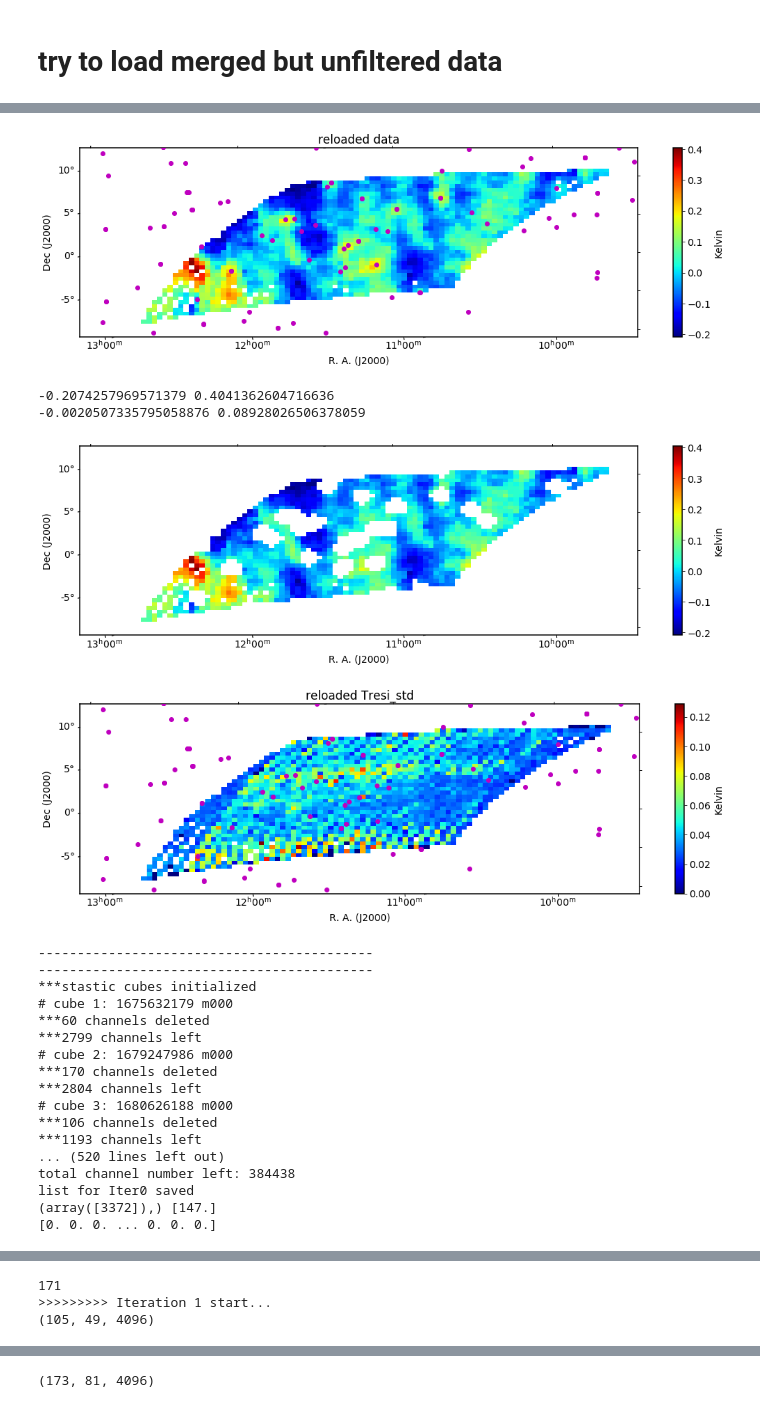
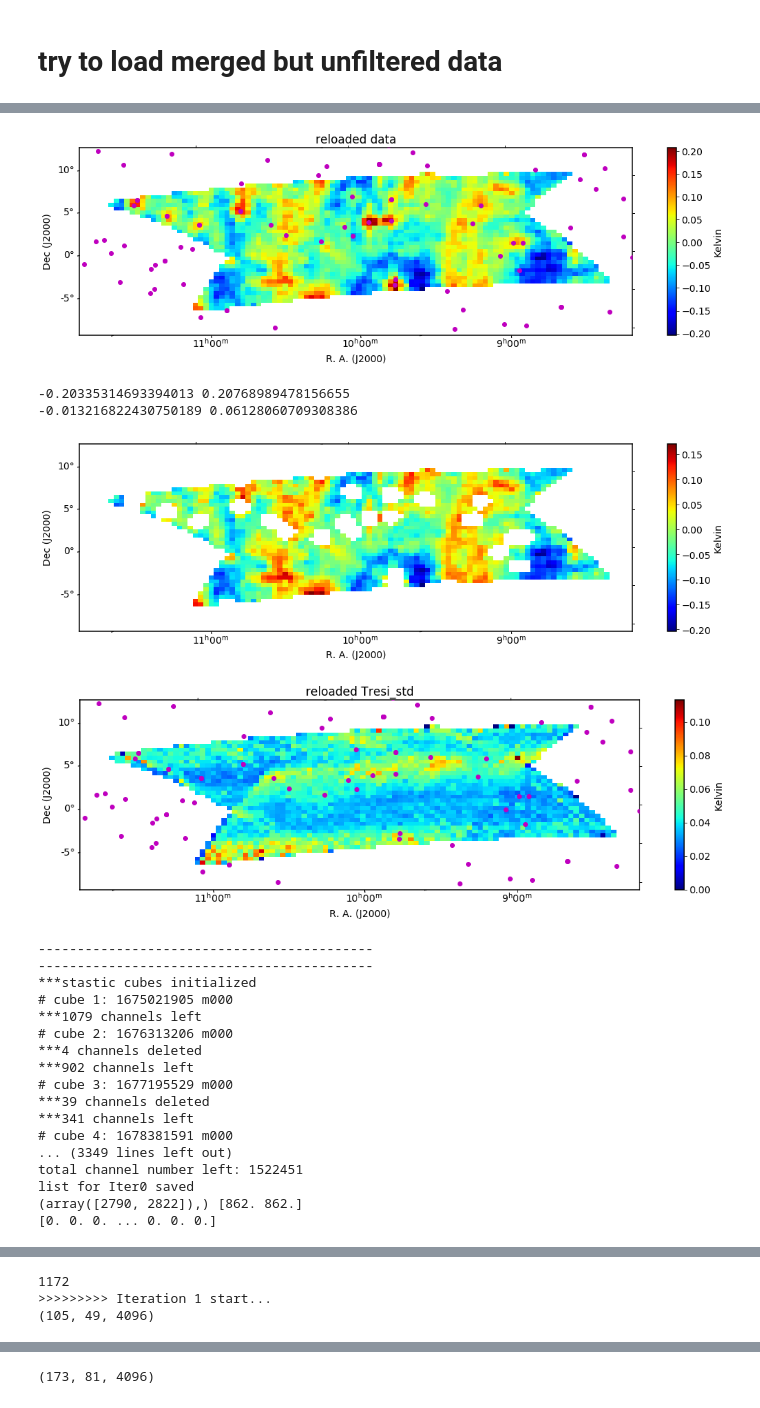
Before and after one commit to astro-tyliu/katcali_pipeline, a Jupyter notebook: level6/KATcali_multi_level6_py3.ipynb, the cells around one changed output, grey strips where cells are left out. Drawn from its saved outputs; the diff is of its cells as text; code cells hidden in the pictures.

```diff
--- a/level6/KATcali_multi_level6_py3.ipynb
+++ b/level6/KATcali_multi_level6_py3.ipynb
@@ -56,8 +56,8 @@ print  (plt.rcParams['font.size'], plt.rcParams[u'axes.linewidth'],plt.rcParams[
 10.0 0.8 1.5
 14.0 1.5 1.5
 # %%
-pix_deg=0.3 #0.15 #0.3
-std_sigma=4. #2023 #the smaller number will make more data be delated
+pix_deg=0.5 #0.15 #0.3
+std_sigma=6. #2023 #the smaller number will make more data be delated
 
 ch_plot=3200
 
@@ -65,7 +65,7 @@ p_radec=np.loadtxt('radio_source_fsky.txt')
 ptr_pix=np.loadtxt('../level5/desi1_radio_sourceUHF_pix_'+str(pix_deg)+'deg.txt')
 ptr_ra_pix,ptr_dec_pix=ptr_pix[:,0],ptr_pix[:,1]
 # %%
-# desi 1, _20250609_150000, _20250729_070000, _20250805_100000, _20250806_030000, _20250815_153000
+# desi 1, _20250609_150000, _20250729_070000
 fname_list = [
     "1675021905", "1676313206", "1677195529", "1678381591", "1679605292", "1675210948",
     "1676657789", "1677777992", "1678467685", "1682448988", "1675623808", "1677002481",
@@ -74,7 +74,7 @@ fname_list = [
 ]
 root_list = []
 for fname in fname_list:
-    root_list.append(f'level5_{fname}_20250609_150000')
+    root_list.append(f'level5_{fname}_20250729_070000')
 
 # desi 2, _20250714_070000, _20250729_070000
 # # fname_list = [
@@ -98,7 +98,7 @@ os.makedirs(output_file + 'figures/', exist_ok=True)
 # %% [markdown]
 # try to load merged but unfiltered data
 # %%
-total_count_MAX=171
+total_count_MAX=1172
 niter=3 #2023
 
 # This cell should be executed twice. First time it will iterate by only once and just prform the map superposition.
@@ -490,54 +490,52 @@ for i_iter in range(niter):
 # TODO, all "total_count_plot", "metadata" should be different in first running and second running.
 metadata = {
     "root_list": root_list,
     "fname_list": fname_list,
     "total_count_MAX": total_count_MAX,
     "niter": niter,
     "pix_deg": pix_deg,
     "std_sigma": std_sigma,
-    "ch_plot": ch_plot,
-    "total_count_plot": total_count_plot
 }
 metadata_path = os.path.join(output_file, f"metadata.json")
 with open(metadata_path, "w") as f:
     json.dump(metadata, f, indent=4)
 # %% [output]
 >>>>>>>>> Iteration 0 start...
 (105, 49, 4096)
 WCS Transformation
 
 This transformation has 2 pixel and 2 world dimensions
 
 Array shape (Numpy order): (105, 49, 4096)
 
 Pixel Dim  Data size  Bounds
         0       4096  None
         1         49  None
 
 ... (7 lines left out)
 World Dim    0    1
         0  yes  yes
         1  yes  yes
 (105, 49, 4096)
-[figure, old version]
+[figure, new version]
--0.2074257969571379 0.4041362604716636
--0.0020507335795058876 0.08928026506378059
+-0.20335314693394013 0.20768989478156655
+-0.013216822430750189 0.06128060709308386
-[figure, old version]
+[figure, new version]
-[figure, old version]
+[figure, new version]
 -------------------------------------------
 -------------------------------------------
 ***stastic cubes initialized
-# cube 1: 1675632179 m000
-***60 channels deleted
-***2799 channels left
-# cube 2: 1679247986 m000
-***170 channels deleted
-***2804 channels left
-# cube 3: 1680626188 m000
-***106 channels deleted
-***1193 channels left
-... (520 lines left out)
-total channel number left: 384438
+# cube 1: 1675021905 m000
+***1079 channels left
+# cube 2: 1676313206 m000
+***4 channels deleted
+***902 channels left
+# cube 3: 1677195529 m000
+***39 channels deleted
+***341 channels left
+# cube 4: 1678381591 m000
+... (3349 lines left out)
+total channel number left: 1522451
 list for Iter0 saved
-(array([3372]),) [147.]
+(array([2790, 2822]),) [862. 862.]
 [0. 0. 0. ... 0. 0. 0.]
@@ -548,3 +546,3 @@ list for Iter0 saved
-171
+1172
 >>>>>>>>> Iteration 1 start...
 (105, 49, 4096)
```
Also changed, not shown: parts of 3 cells of this notebook, 1 other file.
